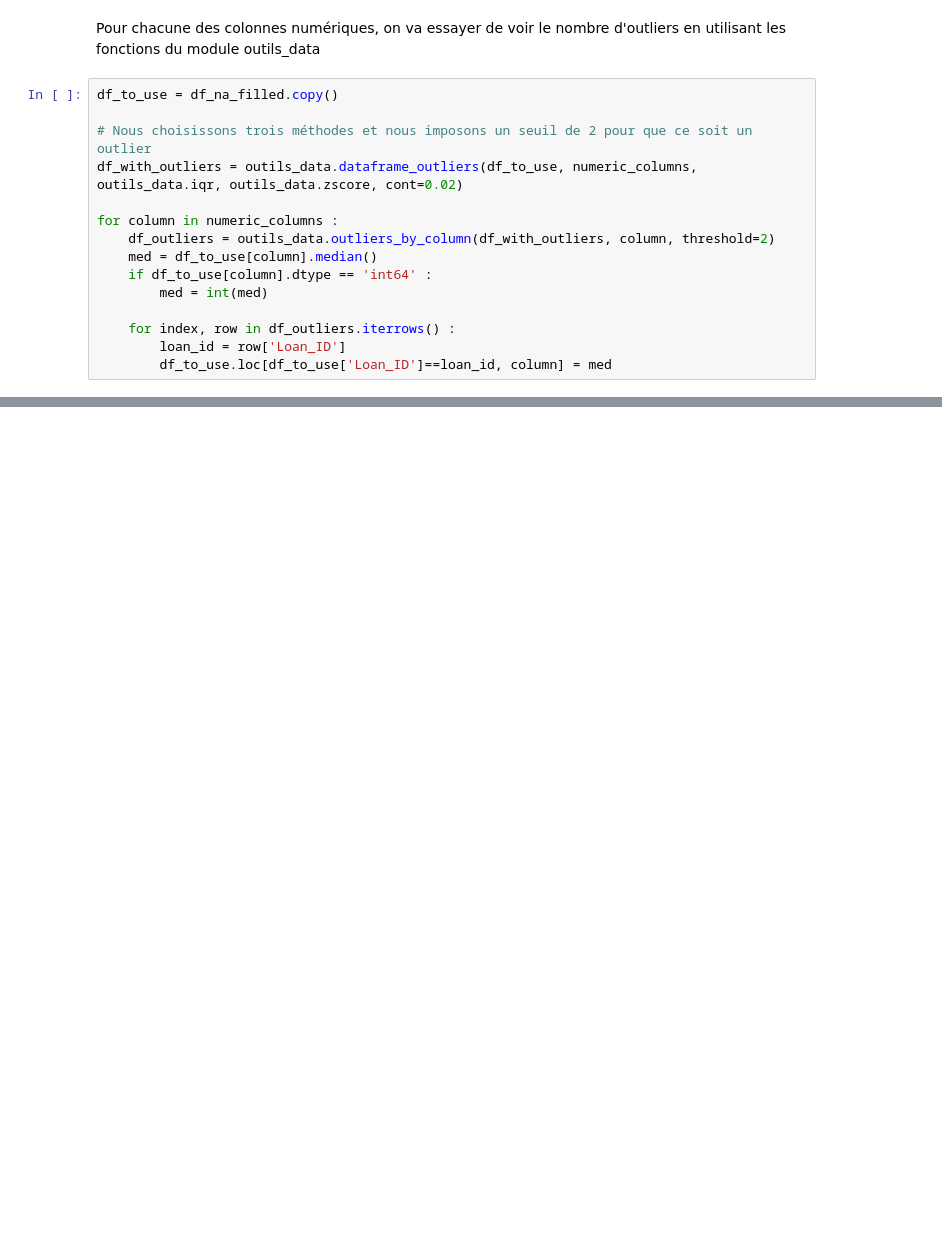
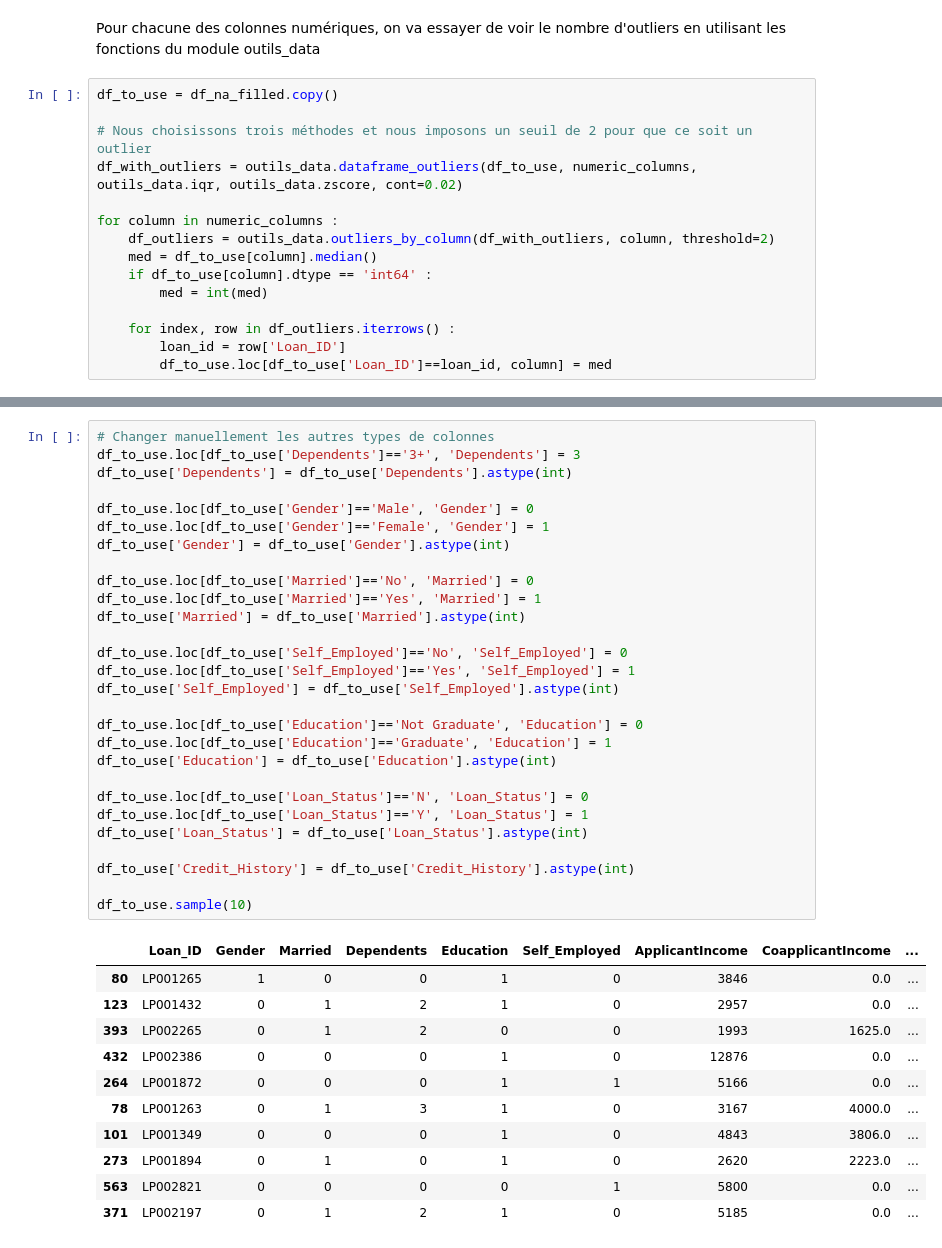
Before and after one commit to rgbodui/data-science-chams, a Jupyter notebook: projet_ml.ipynb, the cells around one changed output, grey strips where cells are left out. Saved outputs shown, nothing was run; the diff lists cells and outputs as text; blank space fills up the shorter version.

```diff
--- a/projet_ml.ipynb
+++ b/projet_ml.ipynb
@@ -308,0 +356,40 @@ ValueError: Could not interpret value `Gender` for parameter `x`
+# %%
+# Changer manuellement les autres types de colonnes
+df_to_use.loc[df_to_use['Dependents']=='3+', 'Dependents'] = 3
+df_to_use['Dependents'] = df_to_use['Dependents'].astype(int)
+
+df_to_use.loc[df_to_use['Gender']=='Male', 'Gender'] = 0
+df_to_use.loc[df_to_use['Gender']=='Female', 'Gender'] = 1
+df_to_use['Gender'] = df_to_use['Gender'].astype(int)
+
+df_to_use.loc[df_to_use['Married']=='No', 'Married'] = 0
+df_to_use.loc[df_to_use['Married']=='Yes', 'Married'] = 1
+df_to_use['Married'] = df_to_use['Married'].astype(int)
+
+df_to_use.loc[df_to_use['Self_Employed']=='No', 'Self_Employed'] = 0
+df_to_use.loc[df_to_use['Self_Employed']=='Yes', 'Self_Employed'] = 1
+df_to_use['Self_Employed'] = df_to_use['Self_Employed'].astype(int)
+
+df_to_use.loc[df_to_use['Education']=='Not Graduate', 'Education'] = 0
+df_to_use.loc[df_to_use['Education']=='Graduate', 'Education'] = 1
+df_to_use['Education'] = df_to_use['Education'].astype(int)
+
+df_to_use.loc[df_to_use['Loan_Status']=='N', 'Loan_Status'] = 0
+df_to_use.loc[df_to_use['Loan_Status']=='Y', 'Loan_Status'] = 1
+df_to_use['Loan_Status'] = df_to_use['Loan_Status'].astype(int)
+
+df_to_use['Credit_History'] = df_to_use['Credit_History'].astype(int)
+
+df_to_use.sample(10)
+# %% [output]
+|  | Loan_ID | Gender | Married | Dependents | Education | Self_Employed | ApplicantIncome | CoapplicantIncome | ... |
+| 80 | LP001265 | 1 | 0 | 0 | 1 | 0 | 3846 | 0.0 | ... |
+| 123 | LP001432 | 0 | 1 | 2 | 1 | 0 | 2957 | 0.0 | ... |
+| 393 | LP002265 | 0 | 1 | 2 | 0 | 0 | 1993 | 1625.0 | ... |
+| 432 | LP002386 | 0 | 0 | 0 | 1 | 0 | 12876 | 0.0 | ... |
+| 264 | LP001872 | 0 | 0 | 0 | 1 | 1 | 5166 | 0.0 | ... |
+| 78 | LP001263 | 0 | 1 | 3 | 1 | 0 | 3167 | 4000.0 | ... |
+| 101 | LP001349 | 0 | 0 | 0 | 1 | 0 | 4843 | 3806.0 | ... |
+| 273 | LP001894 | 0 | 1 | 0 | 1 | 0 | 2620 | 2223.0 | ... |
+| 563 | LP002821 | 0 | 0 | 0 | 0 | 1 | 5800 | 0.0 | ... |
+| 371 | LP002197 | 0 | 1 | 2 | 1 | 0 | 5185 | 0.0 | ... |
```
Also changed, not shown: parts of 20 cells of this notebook.
